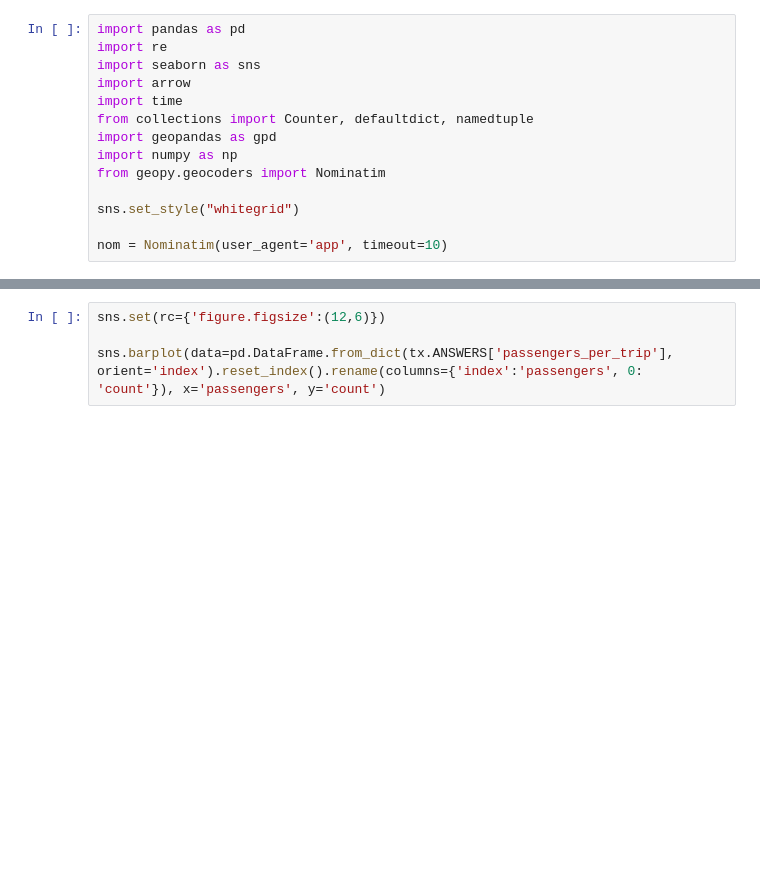
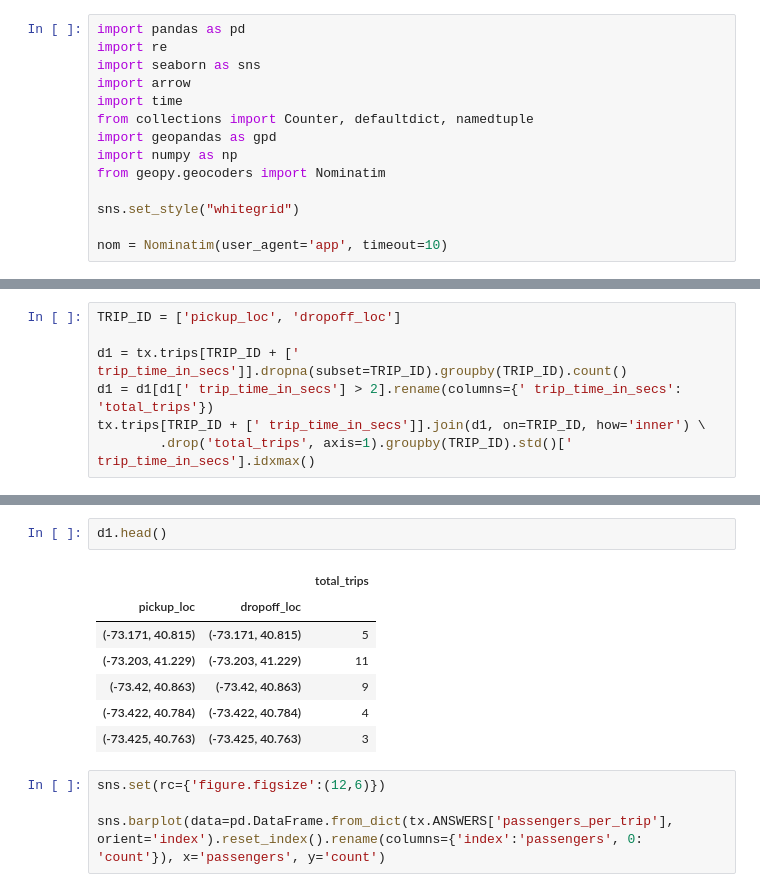
Before and after one commit to eeghor/cbataxi, a Jupyter notebook: cbataxi.ipynb, the cells around one changed output, grey strips where cells are left out. Saved outputs shown, nothing was run; the diff lists cells and outputs as text; blank space fills up the shorter version.

```diff
--- a/cbataxi.ipynb
+++ b/cbataxi.ipynb
@@ -313,0 +372,7 @@ defaultdict(None,
+# %%
+TRIP_ID = ['pickup_loc', 'dropoff_loc']
+
+d1 = tx.trips[TRIP_ID + [' trip_time_in_secs']].dropna(subset=TRIP_ID).groupby(TRIP_ID).count()
+d1 = d1[d1[' trip_time_in_secs'] > 2].rename(columns={' trip_time_in_secs': 'total_trips'})
+tx.trips[TRIP_ID + [' trip_time_in_secs']].join(d1, on=TRIP_ID, how='inner') \
+        .drop('total_trips', axis=1).groupby(TRIP_ID).std()[' trip_time_in_secs'].idxmax()
@@ -314,3 +383,13 @@ defaultdict(None,
+# %%
+d1.head()
+# %% [output]
+|  |  | total_trips |
+| pickup_loc | dropoff_loc |  |
+| (-73.171, 40.815) | (-73.171, 40.815) | 5 |
+| (-73.203, 41.229) | (-73.203, 41.229) | 11 |
+| (-73.42, 40.863) | (-73.42, 40.863) | 9 |
+| (-73.422, 40.784) | (-73.422, 40.784) | 4 |
+| (-73.425, 40.763) | (-73.425, 40.763) | 3 |
 # %%
 sns.set(rc={'figure.figsize':(12,6)})
 
```
Also changed, not shown: parts of 6 cells of this notebook.
